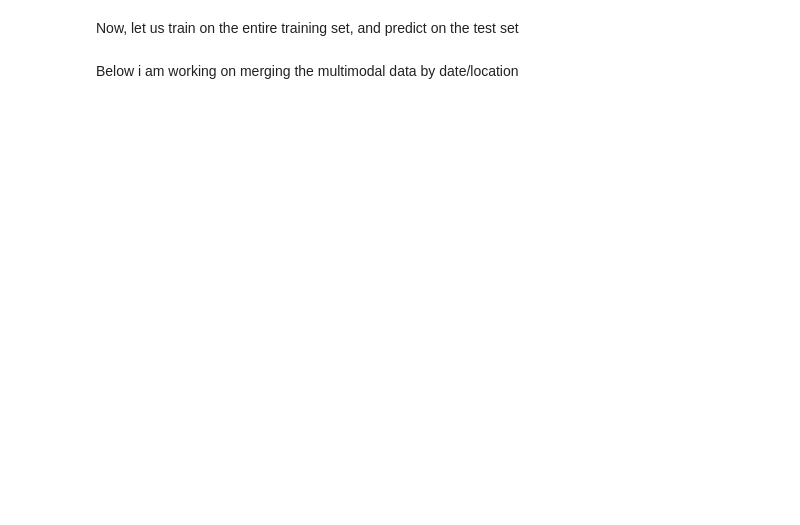
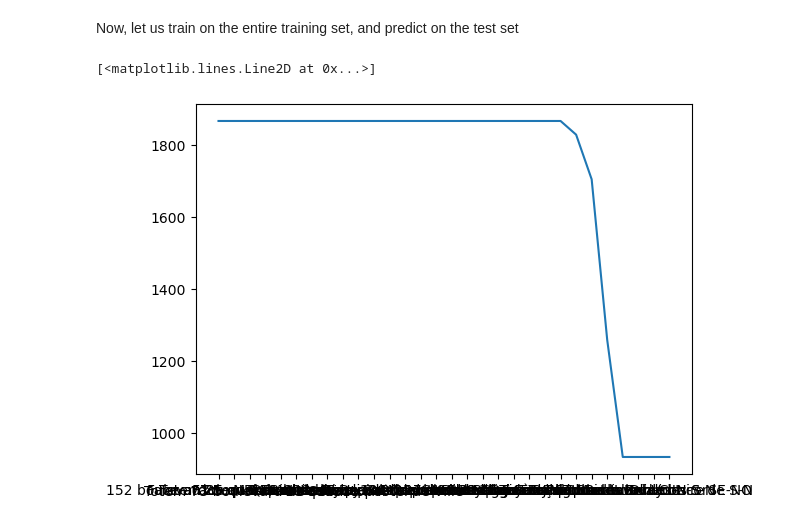
Before and after one commit to cathal-brady/Paris_Bike_Traffic_Prediction, a Jupyter notebook: Code/Model1.0.ipynb, the cells around one changed output. Saved outputs shown, nothing was run; the diff lists cells and outputs as text; code cells hidden in the pictures; blank space fills up the shorter version.

```diff
--- a/Code/Model1.0.ipynb
+++ b/Code/Model1.0.ipynb
@@ -249,5 +243,5 @@ csv_file_path = 'submission1.csv'
 
 # Write the DataFrame to a CSV file
 predictions_df.to_csv(csv_file_path, index=False)
-# %% [markdown]
-Below i am working on merging the multimodal data by date/location
+# %%
+df_test = pd.read_parquet(os.path.join("..", "Datasets", "final_test.parquet"))
@@ -253,0 +250,2 @@ Below i am working on merging the multimodal data by date/location
+# %%
+counts = df_test['site_name'].value_counts()
@@ -253,0 +254,5 @@ Below i am working on merging the multimodal data by date/location
+# %%
+pt.plot(counts)
+# %% [output]
+[<matplotlib.lines.Line2D at 0x...>]
+[figure, added]
```
Also changed, not shown: parts of 13 cells of this notebook, 1 other file.
